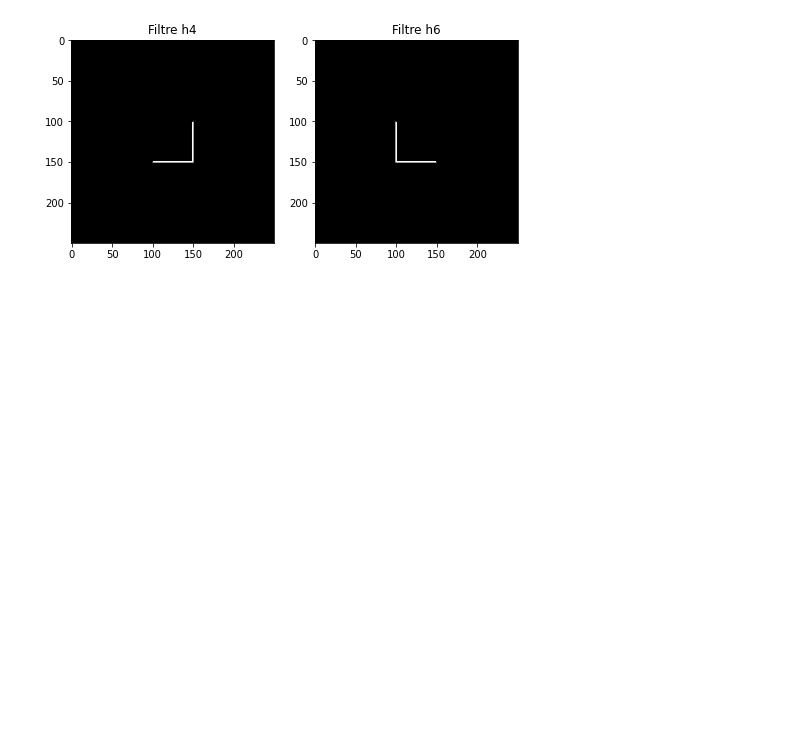
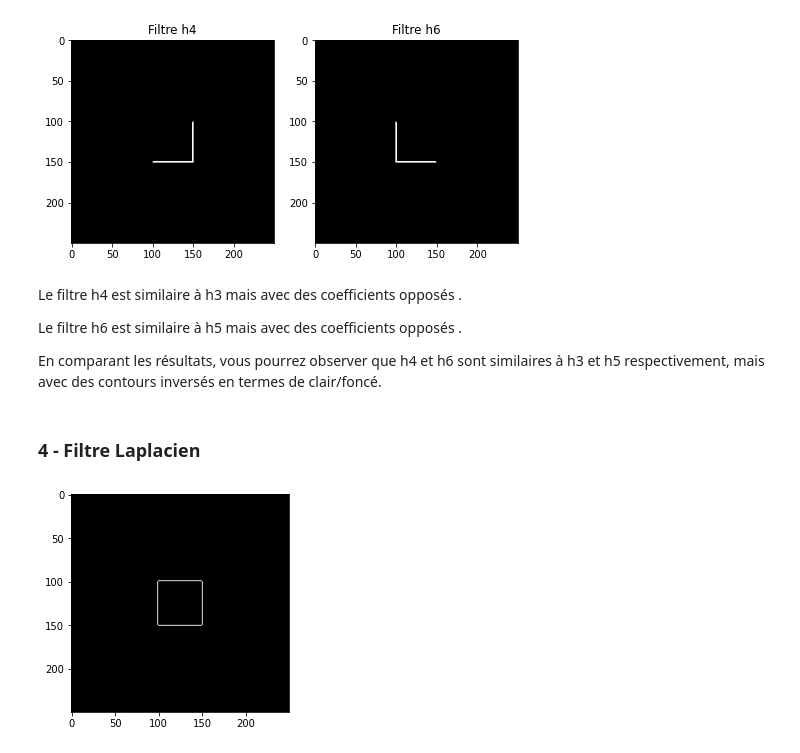
Before and after one commit to azario0/Traitement_image, a Jupyter notebook: tp3.ipynb, the cells around one changed output. Cells and saved outputs as stored; diff of their text form; code cells hidden in the pictures; blank space fills up the shorter version.

```diff
--- a/tp3.ipynb
+++ b/tp3.ipynb
@@ -126,3 +140,17 @@ ax[1].set_title('Filtre h6')
 plt.show()
 # %% [output]
 [figure]
+# %% [markdown]
+Le filtre h4 est similaire à h3 mais avec des coefficients opposés .
+
+Le filtre h6 est similaire à h5 mais avec des coefficients opposés .
+
+En comparant les résultats, vous pourrez observer que h4 et h6 sont similaires à h3 et h5 respectivement, mais avec des contours inversés en termes de clair/foncé.
+# %% [markdown]
+### 4 - Filtre Laplacien
+# %%
+Laplacien = np.array([[0,1,0],[1,-4,1],[0,1,0]])/8
+I7  = cv.filter2D(img, -1, Laplacien)
+plt.imshow(I7,cmap="gray");
+# %% [output]
+[figure, added]
```
Also changed, not shown: parts of 22 cells of this notebook, 1 other file.
